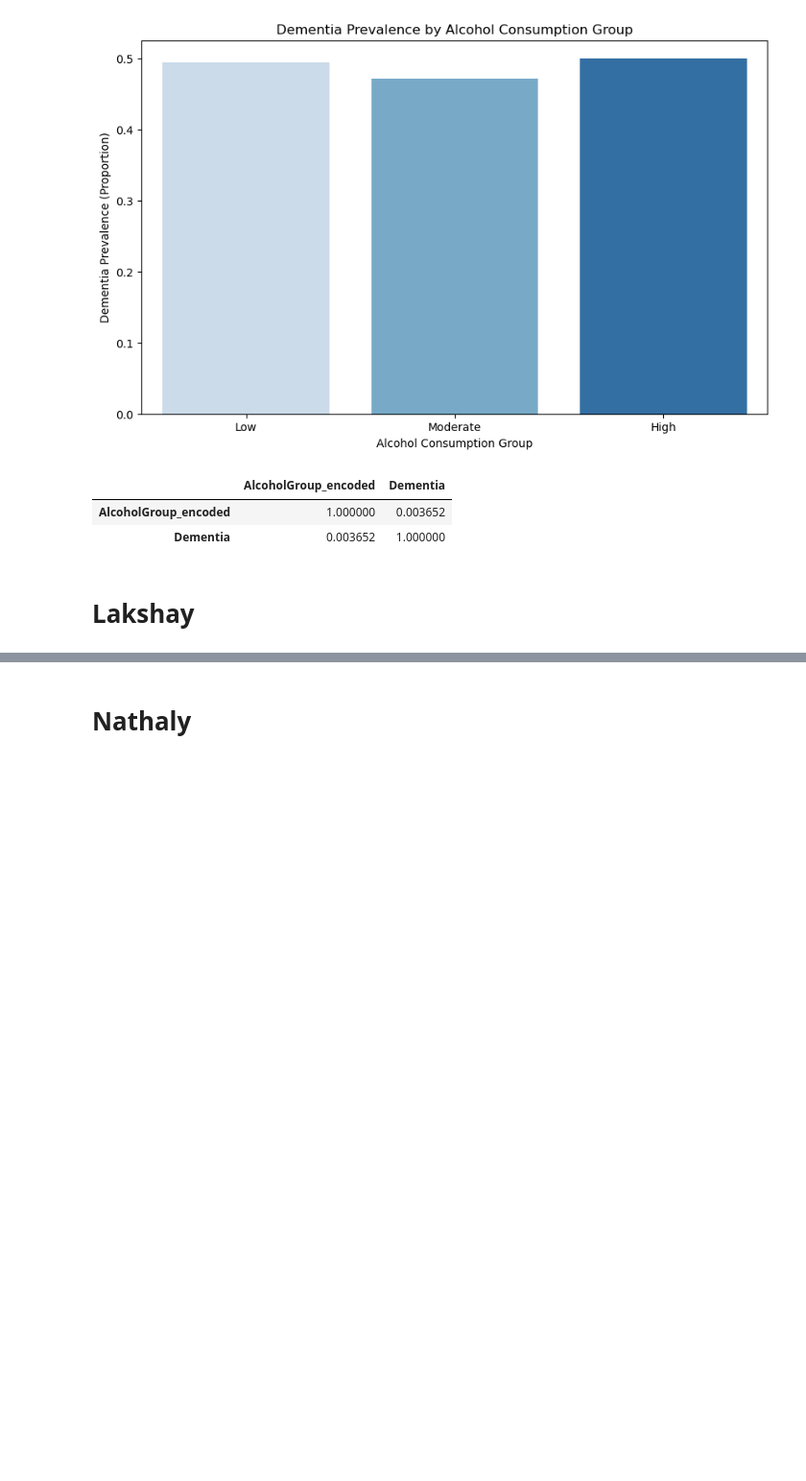
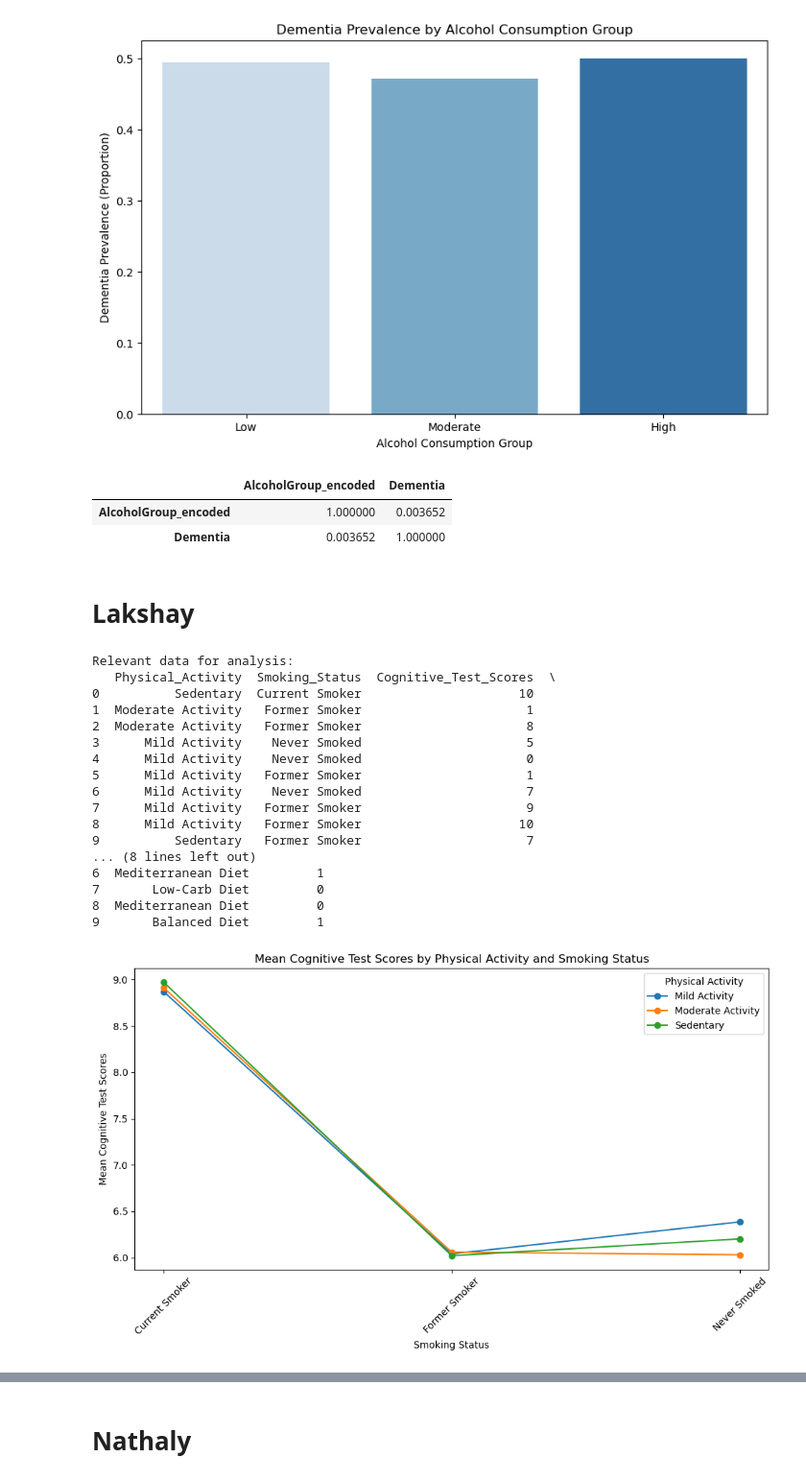
Before and after one commit to Feda2020/project_one_dementia, a Jupyter notebook: main.ipynb, the cells around one changed output, grey strips where cells are left out. Shown at 96% size. Saved outputs shown, nothing was run; the diff lists cells and outputs as text; code cells hidden in the pictures; blank space fills up the shorter version.

Commit message:
Lakshay's part

```diff
--- a/main.ipynb
+++ b/main.ipynb
@@ -377,6 +377,70 @@ Passing `palette` without assigning `hue` is deprecated and will be removed in v
 # %% [markdown]
 # Lakshay
 # %%
-# 3rd Part: Physical Activity, Smoking, and Cognitive Scores
-# -----------------------------------------------------------------------------------------------
-# How does physical activity and smoking status impact cognitive test scores?
+# Display the relevant columns to understand the dataset before analysis
+# Display columns: Physical_Activity, Smoking_Status, Cognitive_Test_Scores, Nutrition_Diet, Dementia
+relevant_columns = ['Physical_Activity', 'Smoking_Status', 'Cognitive_Test_Scores', 'Nutrition_Diet', 'Dementia']
+display_data = dementia_df[relevant_columns].dropna().head(10)  # Show the first 10 rows after dropping rows with missing values
+print("Relevant data for analysis:")
+print(display_data)
+
+# Now, proceed with the analysis
+# Convert Cognitive_Test_Scores to numeric for proper analysis
+dementia_df['Cognitive_Test_Scores'] = pd.to_numeric(dementia_df['Cognitive_Test_Scores'], errors='coerce')
+
+# Group by Physical Activity and Smoking Status, then calculate the mean Cognitive Test Scores
+grouped_activity_smoking = dementia_df.groupby(['Physical_Activity', 'Smoking_Status'])['Cognitive_Test_Scores'].mean().reset_index()
+
+# Visualization 1: Mean Cognitive Test Scores by Physical Activity and Smoking Status
+import matplotlib.pyplot as plt
+
+plt.figure(figsize=(10,6))
+for activity in grouped_activity_smoking['Physical_Activity'].unique():
+    subset = grouped_activity_smoking[grouped_activity_smoking['Physical_Activity'] == activity]
+    plt.plot(subset['Smoking_Status'], subset['Cognitive_Test_Scores'], marker='o', label=activity)
+
+plt.title('Mean Cognitive Test Scores by Physical Activity and Smoking Status')
+plt.xlabel('Smoking Status')
+plt.ylabel('Mean Cognitive Test Scores')
+plt.legend(title='Physical Activity')
+plt.xticks(rotation=45)
+plt.tight_layout()
+plt.show()
+
+# Convert Dementia column to numeric (assuming 1 represents dementia diagnosis)
+dementia_df['Dementia'] = pd.to_numeric(dementia_df['Dementia'], errors='coerce')
+
+# Group by Nutrition_Diet and calculate the dementia diagnosis rate (percentage of patients diagnosed)
+grouped_diet_dementia = dementia_df.groupby('Nutrition_Diet')['Dementia'].mean().reset_index()
+
+# Convert the dementia diagnosis rate to percentage
+grouped_diet_dementia['Dementia Diagnosis Rate (%)'] = grouped_diet_dementia['Dementia'] * 100
+
+# Visualization 2: Dementia Diagnosis Rate by Nutrition Diet
+plt.figure(figsize=(8,6))
+plt.bar(grouped_diet_dementia['Nutrition_Diet'], grouped_diet_dementia['Dementia Diagnosis Rate (%)'])
+plt.title('Dementia Diagnosis Rate by Nutrition Diet')
+plt.xlabel('Nutrition Diet')
+plt.ylabel('Dementia Diagnosis Rate (%)')
+plt.xticks(rotation=45)
+plt.tight_layout()
+plt.show()
+# %% [output]
+Relevant data for analysis:
+   Physical_Activity  Smoking_Status  Cognitive_Test_Scores  \
+0          Sedentary  Current Smoker                     10
+1  Moderate Activity   Former Smoker                      1
+2  Moderate Activity   Former Smoker                      8
+3      Mild Activity    Never Smoked                      5
+4      Mild Activity    Never Smoked                      0
+5      Mild Activity   Former Smoker                      1
+6      Mild Activity    Never Smoked                      7
+7      Mild Activity   Former Smoker                      9
+8      Mild Activity   Former Smoker                     10
+9          Sedentary   Former Smoker                      7
+... (8 lines left out)
+6  Mediterranean Diet         1
+7       Low-Carb Diet         0
+8  Mediterranean Diet         0
+9       Balanced Diet         1
+[figure, added]
```
Also changed, not shown: parts of 1 cell of this notebook.
